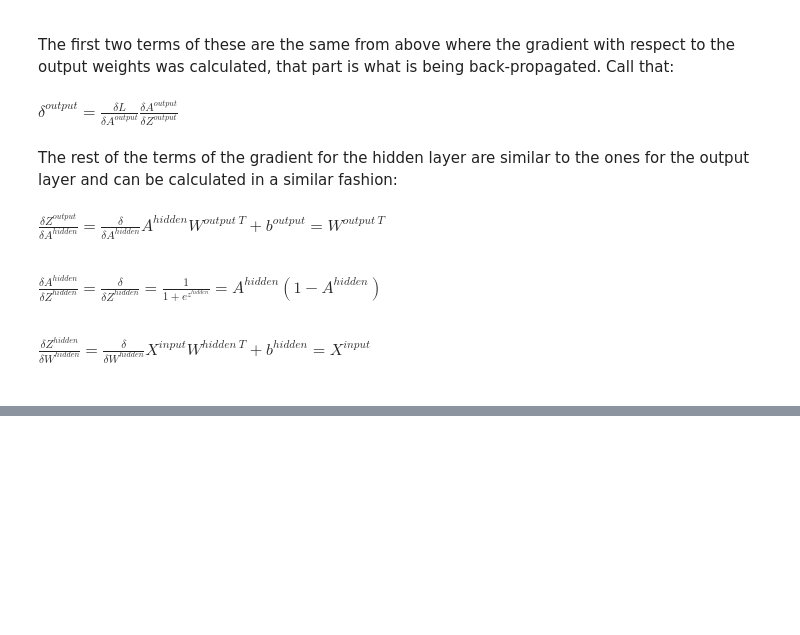
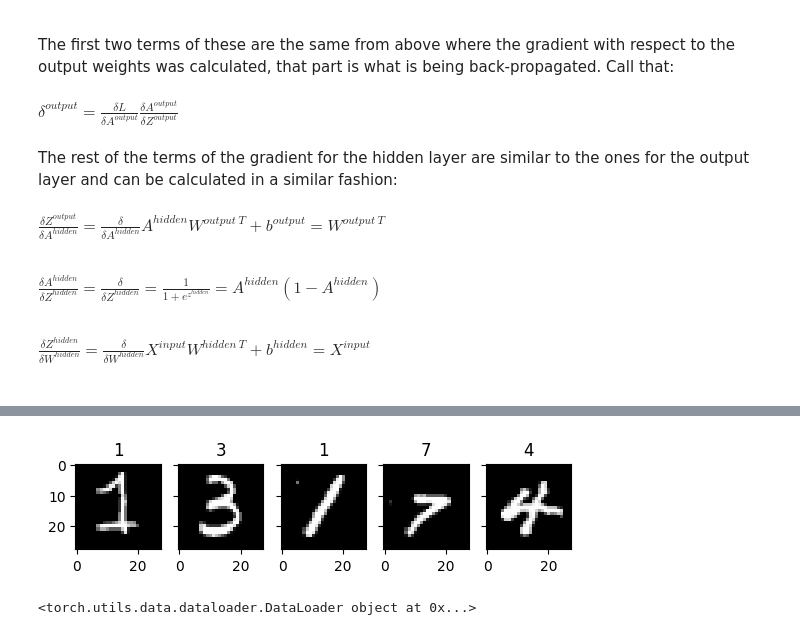
Before and after one commit to justingardner/deepstuff, a Jupyter notebook: MultilayerPerceptron.ipynb, the cells around one changed output, grey strips where cells are left out. Cells and saved outputs as stored; diff of their text form; code cells hidden in the pictures; blank space fills up the shorter version.

```diff
--- a/MultilayerPerceptron.ipynb
+++ b/MultilayerPerceptron.ipynb
@@ -232,0 +213,28 @@ print(trainDataLoader)
+# %%
+# split into train and test
+XTrain, XTest, yTrain, yTest = train_test_split(X,y,test_size=10000, random_state=123, stratify=y)
+
+# make into TensorDatasets for easier manipulation
+trainDataset = TensorDataset(torch.tensor(XTrain),torch.tensor(yTrain))
+testDataset = TensorDataset(torch.tensor(XTrain),torch.tensor(yTrain))
+
+# create data loader
+batchSize = 10
+trainDataLoader = DataLoader(trainDataset,batchSize,shuffle=True);
+# %%
+batch = next(iter(trainDataLoader))
+# set up figure
+fig, ax = plt.subplots(nrows=1,ncols=5,sharex=True,sharey=True)
+ax = ax.flatten()
+
+for iExample in range(5):
+  img = batch[0][iExample].reshape(28,28)
+  # display the image
+  ax[iExample].imshow(img,cmap='gray')
+  ax[iExample].set_title('%i'%(batch[1][iExample]))
+# %% [output]
+[figure, added]
+# %%
+print(trainDataLoader)
+# %% [output]
+<torch.utils.data.dataloader.DataLoader object at 0x...>
```
Also changed, not shown: parts of 12 cells of this notebook.
